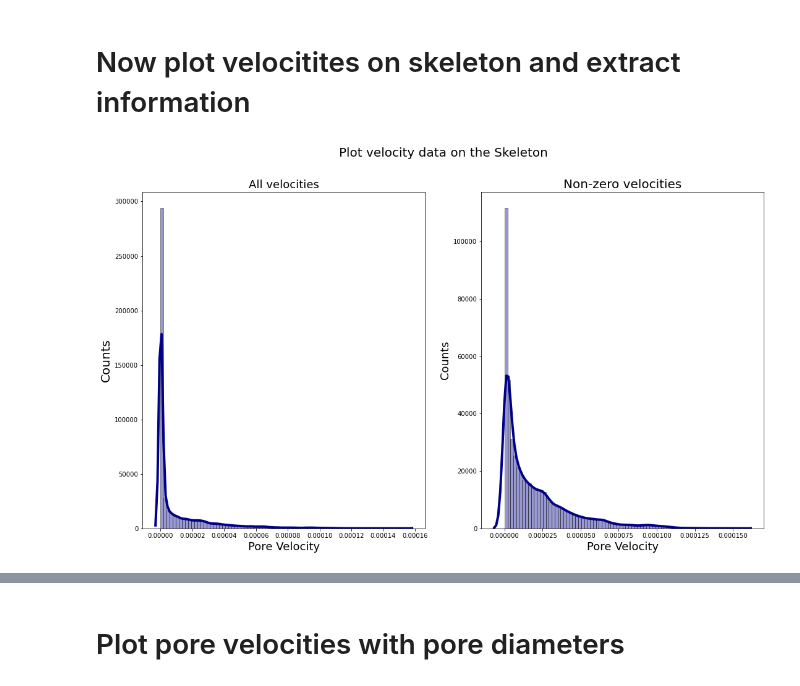
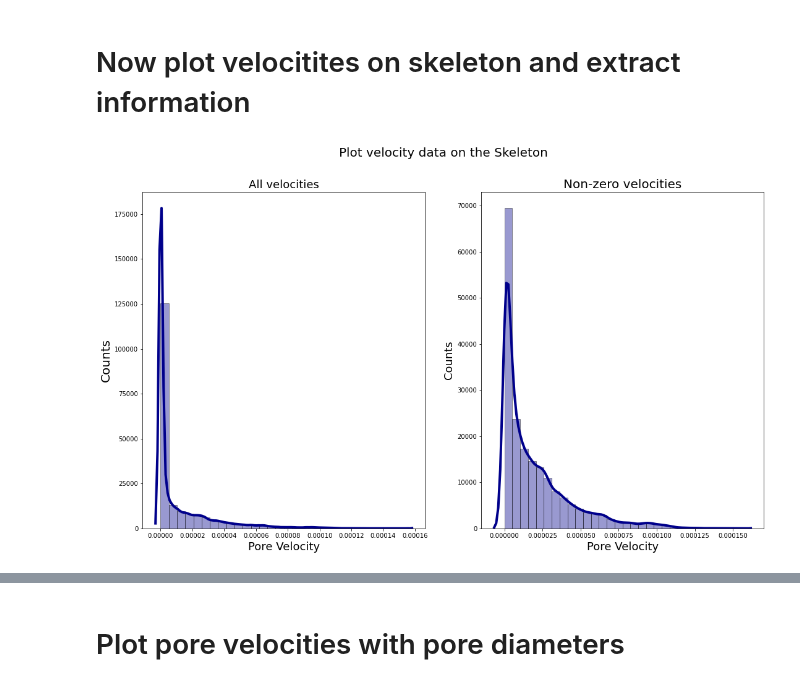
Before and after one commit to akkendrick/LABMOPS, a Jupyter notebook: flowingFracCalc.ipynb, the cells around one changed output, grey strips where cells are left out. Drawn from its saved outputs; the diff is of its cells as text; code cells hidden in the pictures.

Commit message:
trying to plot a good histogram and failing

```diff
--- a/flowingFracCalc.ipynb
+++ b/flowingFracCalc.ipynb
@@ -233,26 +234,26 @@ for a in tqdm.tqdm(range(0,cubeSize), 'Main loop'):
 # %%
 # The zeros seen here are truly no flow I think, they aren't pore walls and this is after the flow simulation, so
 # even though the initial lattice state is v = 0, these are still zero
 
 fig, axes = plt.subplots(1, 2, figsize=(18, 10))
 fig.suptitle('Plot velocity data on the Skeleton', fontsize=20)
 
 sns.distplot(secondaryVelocitiesSkeleton, ax=axes[0], hist=True, kde=True,
-             bins=int(80), color = 'darkblue',
+             color = 'darkblue', bins=30,
              hist_kws={'edgecolor':'black'},
              kde_kws={'linewidth': 4})
 axes[0].set_title('All velocities', fontsize=18)
 axes[0].set_xlabel('Pore Velocity', fontsize=18)
 axes[0].set_ylabel('Counts', fontsize=20)
 
-sns.distplot(secondaryVelocitiesSkeleton[secondaryVelocitiesSkeleton != 0], ax=axes[1], hist=True, kde=True,
-             bins=int(80), color = 'darkblue',
+sns.distplot(secondaryVelocitiesSkeleton[secondaryVelocitiesSkeleton != 0], bins=30, ax=axes[1], hist=True, kde=True,
+             color = 'darkblue',
              hist_kws={'edgecolor':'black'},
              kde_kws={'linewidth': 4})
 axes[1].set_title('Non-zero velocities', fontsize=20)
 axes[1].set_xlabel('Pore Velocity', fontsize=18)
 axes[1].set_ylabel('Counts', fontsize=18)
 
 fig.savefig('poreVelHistograms.png')
 # %% [output]
-[figure, old version]
+[figure, new version]
```
Also changed, not shown: parts of 2 cells of this notebook.
